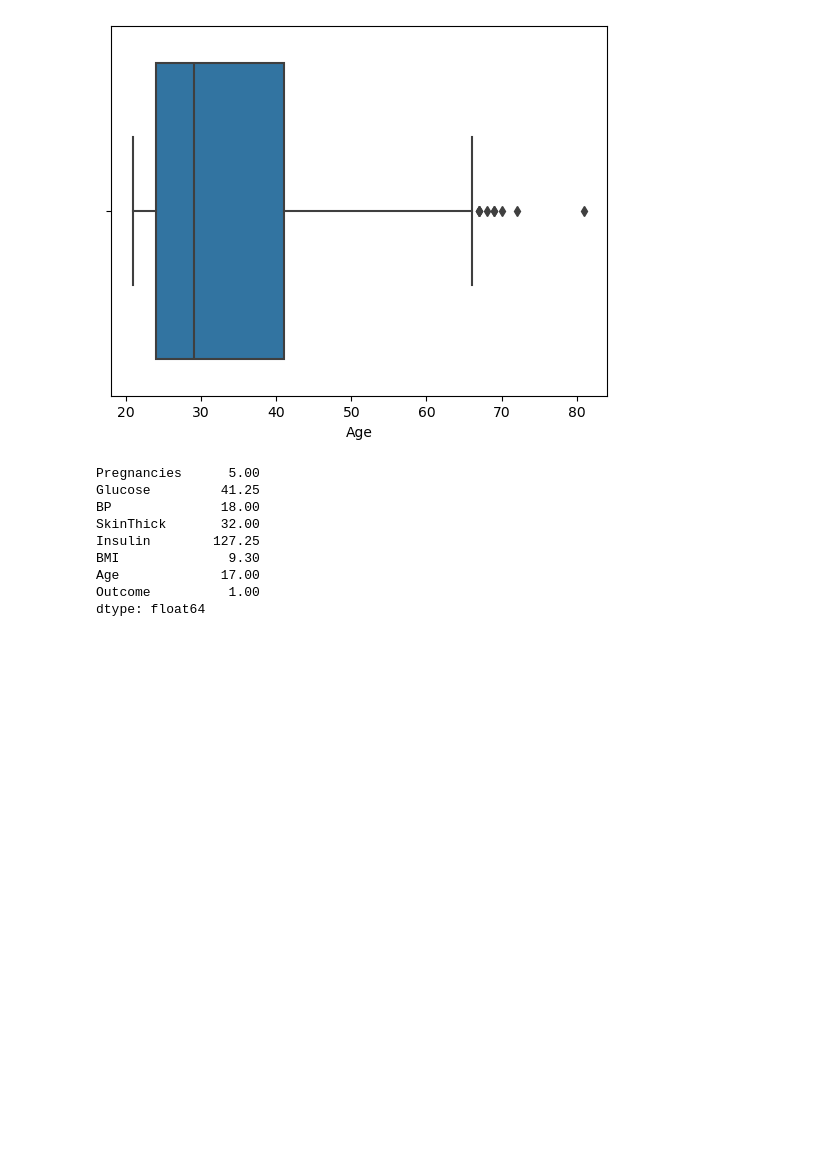
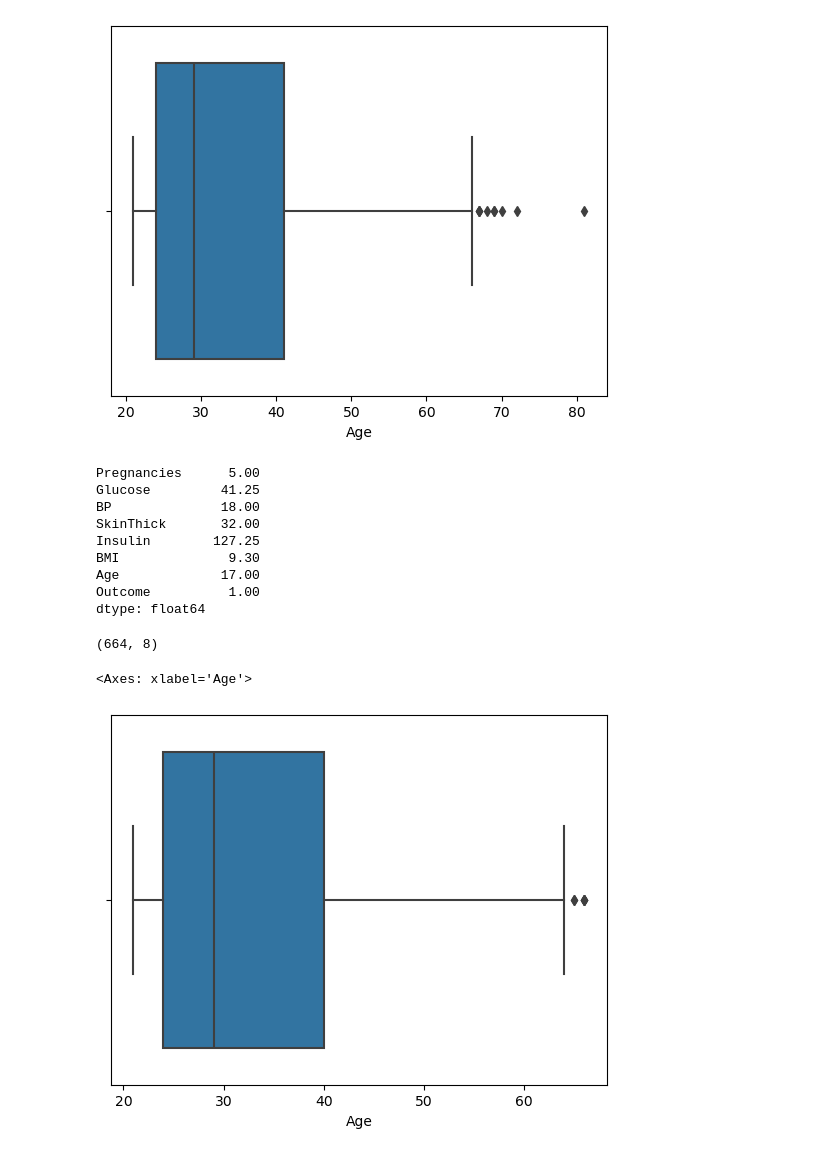
Before and after one commit to godsplanhk/ml, a Jupyter notebook: ex2/ex2.ipynb, the cells around one changed output. Saved outputs shown, nothing was run; the diff lists cells and outputs as text; code cells hidden in the pictures; blank space fills up the shorter version.

```diff
--- a/ex2/ex2.ipynb
+++ b/ex2/ex2.ipynb
@@ -128,3 +128,11 @@ BMI              9.30
 Age             17.00
 Outcome          1.00
 dtype: float64
+# %%
+df = df[~((df<(Q1-1.5*IQR))|(df>(Q3+1.5*IQR))).any(axis=1)]
+print(df.shape)
+sns.boxplot(data = df, x ="Age")
+# %% [output]
+(664, 8)
+<Axes: xlabel='Age'>
+[figure, added]
```
Also changed, not shown: parts of 2 cells of this notebook.
